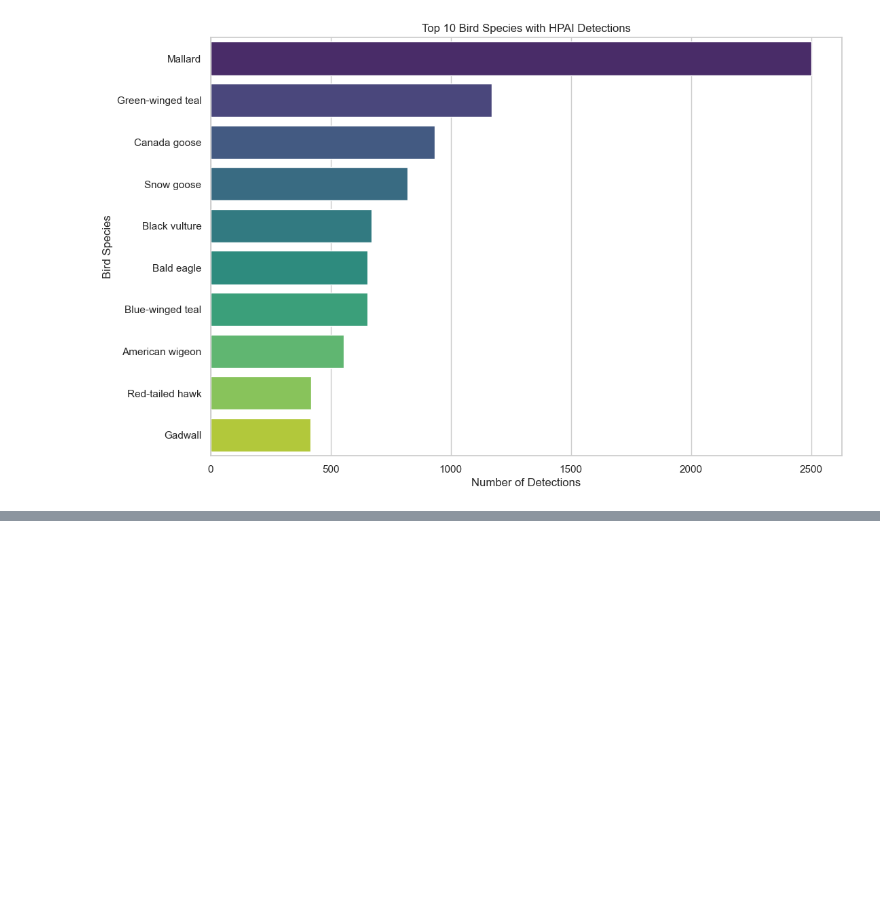
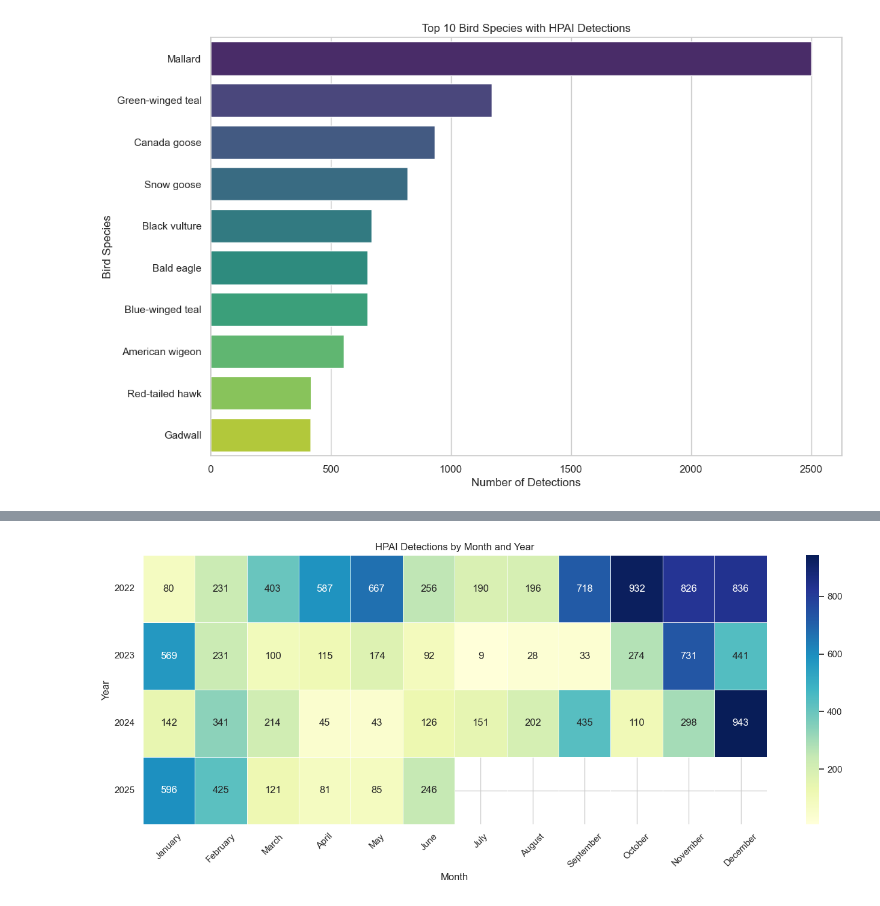
Before and after one commit to SCarterMSHI/HPAI_WILD_BIRDS_DATA_ANALYSIS, a Jupyter notebook: eda_on_usda_HPAI_wild_birds.ipynb, the cells around one changed output, grey strips where cells are left out. Drawn from its saved outputs; the diff is of its cells as text; code cells hidden in the pictures; blank space fills up the shorter version.

```diff
--- a/eda_on_usda_HPAI_wild_birds.ipynb
+++ b/eda_on_usda_HPAI_wild_birds.ipynb
@@ -273,0 +400,33 @@ plt.show()
+# %%
+# Extract year and month name for grouping
+flu_data['year'] = flu_data['date_detected'].dt.year
+flu_data['month'] = flu_data['date_detected'].dt.month_name()
+
+# Create a pivot table with counts
+heatmap_data = (
+    flu_data.groupby(['year', 'month'])
+    .size()
+    .reset_index(name='detections')
+    .pivot(index='year', columns='month', values='detections')
+)
+
+# Reorder months in calendar order
+month_order = [
+    "January", "February", "March", "April", "May", "June",
+    "July", "August", "September", "October", "November", "December"
+]
+heatmap_data = heatmap_data[month_order]
+
+# Create the heatmap
+plt.figure(figsize=(14, 6))
+sns.heatmap(heatmap_data, cmap="YlGnBu", linewidths=0.5, annot=True, fmt=".0f")
+
+plt.title("HPAI Detections by Month and Year")
+plt.xlabel("Month")
+plt.ylabel("Year")
+plt.xticks(rotation=45)
+plt.yticks(rotation=0)
+plt.tight_layout()
+plt.show()
+# %% [output]
+[figure, added]
```
Also changed, not shown: parts of 41 cells of this notebook, 6 other files.
